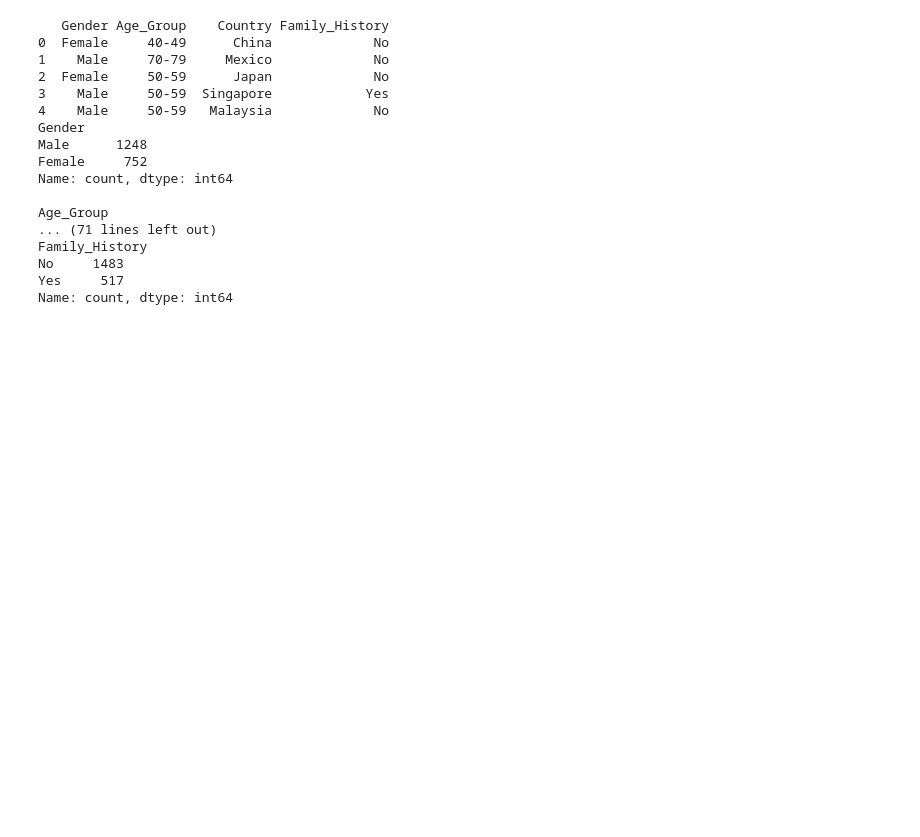
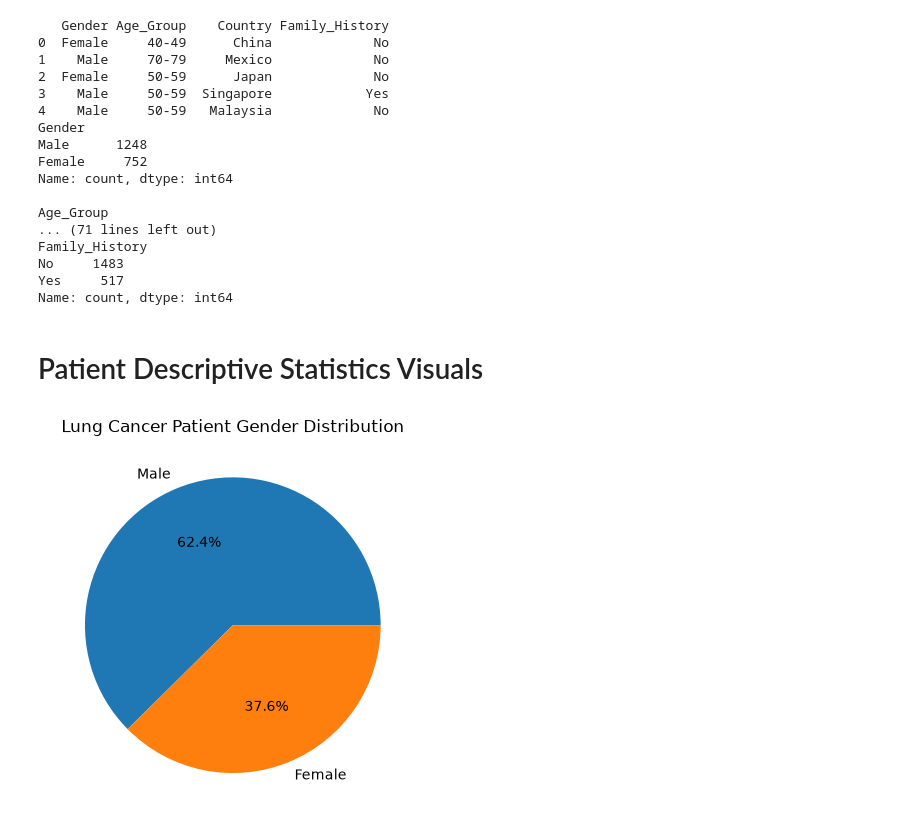
Before and after one commit to destinyloua/MGMT72020-Group-2, a Jupyter notebook: src/main.ipynb, the cells around one changed output. Cells and saved outputs as stored; diff of their text form; code cells hidden in the pictures; blank space fills up the shorter version.

Commit message:
visuals started

```diff
--- a/src/main.ipynb
+++ b/src/main.ipynb
@@ -37,3 +57,15 @@ Family_History
 No     1483
 Yes     517
 Name: count, dtype: int64
+# %% [markdown]
+# Patient Descriptive Statistics Visuals
+# %%
+# Pie Chart (Gender)
+gender_count = get_category_count("Gender", patient_df)
+plt.pie(gender_count,
+        labels=gender_count.index,
+        autopct="%1.1f%%")
+plt.title("Lung Cancer Patient Gender Distribution")
+plt.show()
+# %% [output]
+[figure, added]
```
Also changed, not shown: parts of 5 cells of this notebook, 6 other files.
